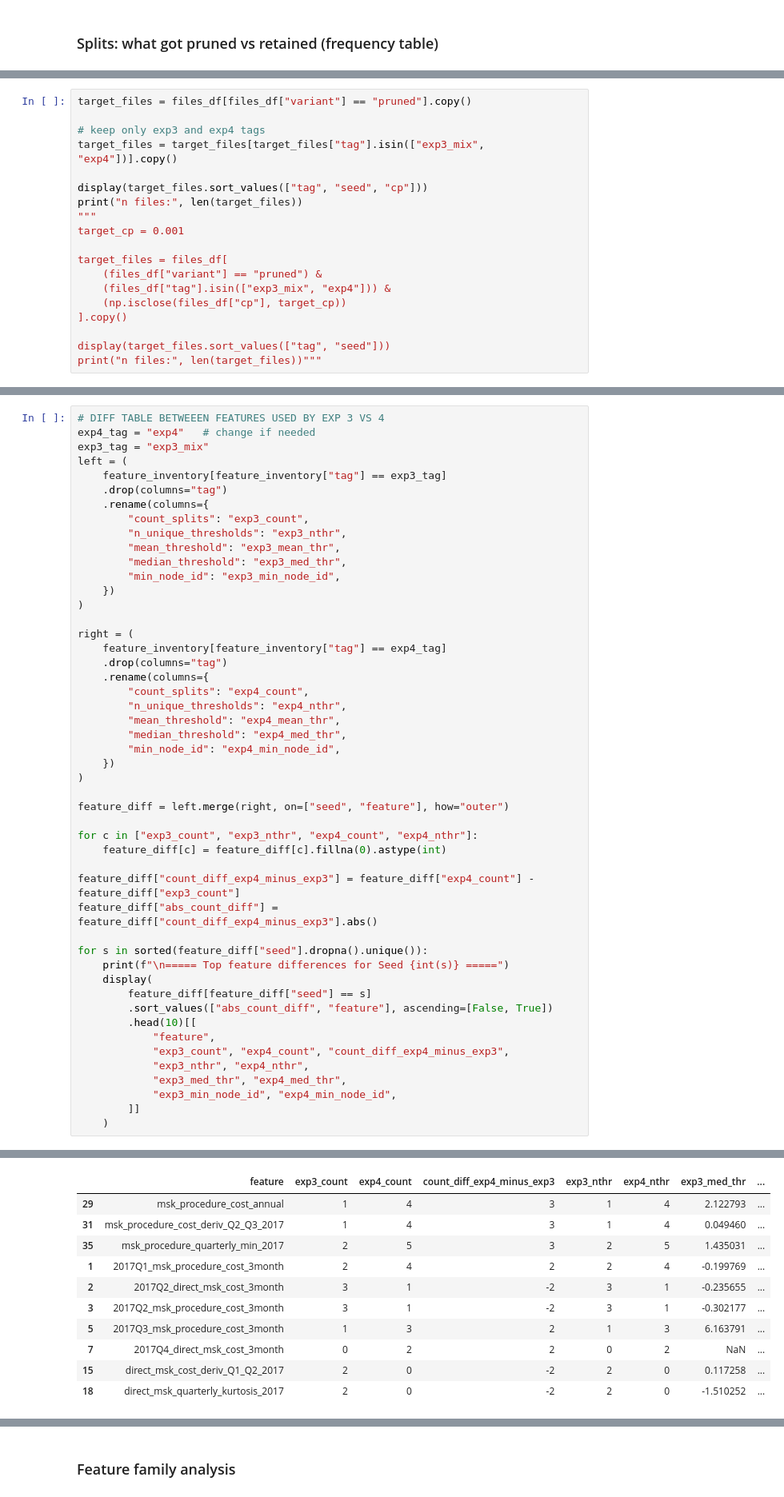
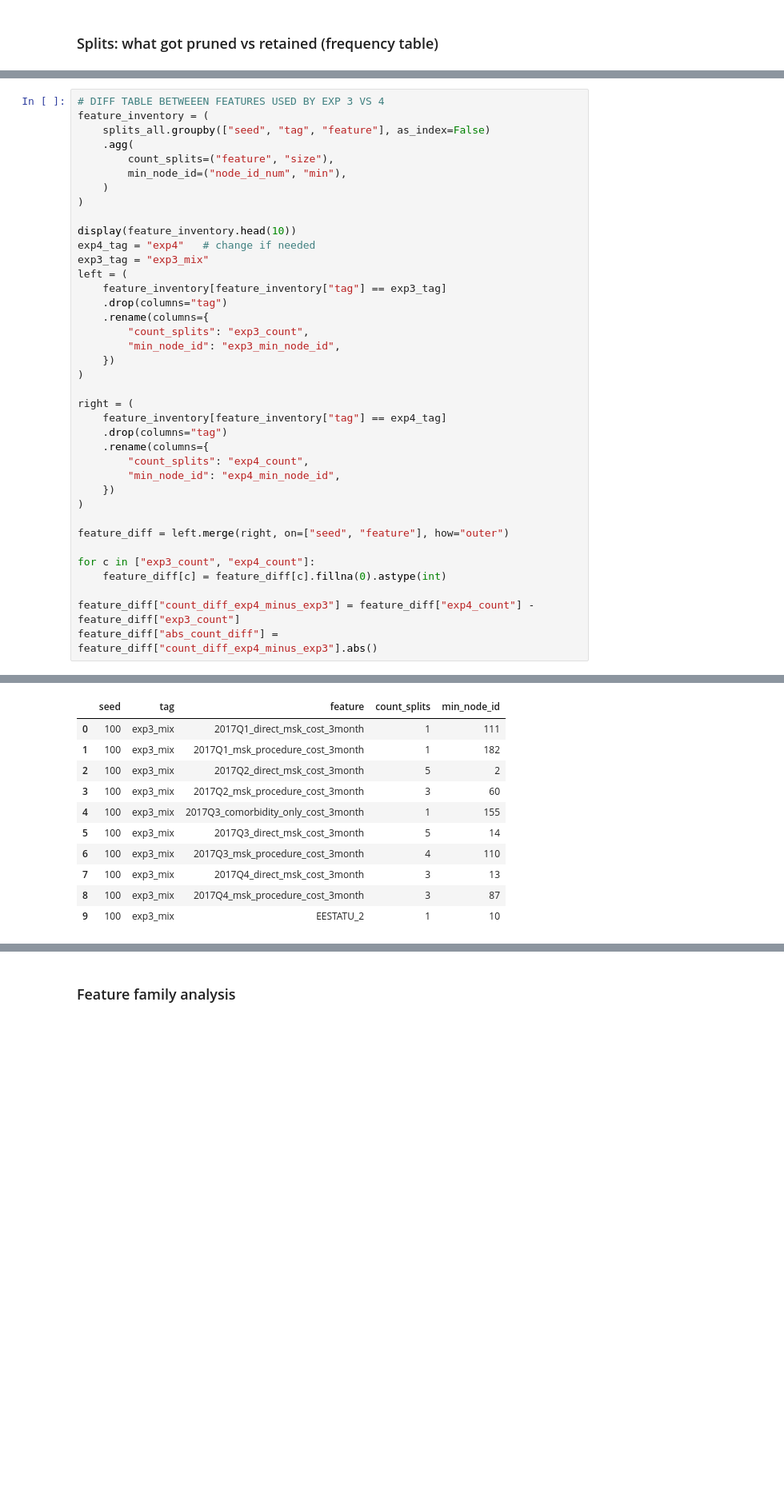
Before and after one commit to cat2510/optimization_guided_curation_ICML, a Jupyter notebook: msk_analysis/scripts/compare_oct_cp0_visual.ipynb, the cells around one changed output, grey strips where cells are left out. Shown at 80% size. Saved outputs shown, nothing was run; the diff lists cells and outputs as text; blank space fills up the shorter version.

```diff
--- a/msk_analysis/scripts/compare_oct_cp0_visual.ipynb
+++ b/msk_analysis/scripts/compare_oct_cp0_visual.ipynb
@@ -194,19 +121,0 @@ Total files: 16
-# %%
-target_files = files_df[files_df["variant"] == "pruned"].copy()
-
-# keep only exp3 and exp4 tags
-target_files = target_files[target_files["tag"].isin(["exp3_mix", "exp4"])].copy()
-
-display(target_files.sort_values(["tag", "seed", "cp"]))
-print("n files:", len(target_files))
-"""
-target_cp = 0.001
-
-target_files = files_df[
-    (files_df["variant"] == "pruned") &
-    (files_df["tag"].isin(["exp3_mix", "exp4"])) &
-    (np.isclose(files_df["cp"], target_cp))
-].copy()
-
-display(target_files.sort_values(["tag", "seed"]))
-print("n files:", len(target_files))"""
@@ -314,5 +186,14 @@ display(feature_inventory.head(20))
 # %%
 # DIFF TABLE BETWEEEN FEATURES USED BY EXP 3 VS 4
+feature_inventory = (
+    splits_all.groupby(["seed", "tag", "feature"], as_index=False)
+    .agg(
+        count_splits=("feature", "size"),
+        min_node_id=("node_id_num", "min"),
+    )
+)
+
+display(feature_inventory.head(10))
 exp4_tag = "exp4"   # change if needed
 exp3_tag = "exp3_mix"
 left = (
@@ -320,9 +201,6 @@ left = (
     .drop(columns="tag")
     .rename(columns={
         "count_splits": "exp3_count",
-        "n_unique_thresholds": "exp3_nthr",
-        "mean_threshold": "exp3_mean_thr",
-        "median_threshold": "exp3_med_thr",
         "min_node_id": "exp3_min_node_id",
     })
 )
@@ -332,32 +210,15 @@ right = (
     .drop(columns="tag")
     .rename(columns={
         "count_splits": "exp4_count",
-        "n_unique_thresholds": "exp4_nthr",
-        "mean_threshold": "exp4_mean_thr",
-        "median_threshold": "exp4_med_thr",
         "min_node_id": "exp4_min_node_id",
     })
 )
 
 feature_diff = left.merge(right, on=["seed", "feature"], how="outer")
 
-for c in ["exp3_count", "exp3_nthr", "exp4_count", "exp4_nthr"]:
+for c in ["exp3_count", "exp4_count"]:
     feature_diff[c] = feature_diff[c].fillna(0).astype(int)
 
 feature_diff["count_diff_exp4_minus_exp3"] = feature_diff["exp4_count"] - feature_diff["exp3_count"]
 feature_diff["abs_count_diff"] = feature_diff["count_diff_exp4_minus_exp3"].abs()
-
-for s in sorted(feature_diff["seed"].dropna().unique()):
-    print(f"\n===== Top feature differences for Seed {int(s)} =====")
-    display(
-        feature_diff[feature_diff["seed"] == s]
-        .sort_values(["abs_count_diff", "feature"], ascending=[False, True])
-        .head(10)[[
-            "feature",
-            "exp3_count", "exp4_count", "count_diff_exp4_minus_exp3",
-            "exp3_nthr", "exp4_nthr",
-            "exp3_med_thr", "exp4_med_thr",
-            "exp3_min_node_id", "exp4_min_node_id",
-        ]]
-    )
 # %% [output]
@@ -365,11 +225,11 @@ for s in sorted(feature_diff["seed"].dropna().unique()):
-|  | feature | exp3_count | exp4_count | count_diff_exp4_minus_exp3 | exp3_nthr | exp4_nthr | exp3_med_thr | ... |
-| 29 | msk_procedure_cost_annual | 1 | 4 | 3 | 1 | 4 | 2.122793 | ... |
-| 31 | msk_procedure_cost_deriv_Q2_Q3_2017 | 1 | 4 | 3 | 1 | 4 | 0.049460 | ... |
-| 35 | msk_procedure_quarterly_min_2017 | 2 | 5 | 3 | 2 | 5 | 1.435031 | ... |
-| 1 | 2017Q1_msk_procedure_cost_3month | 2 | 4 | 2 | 2 | 4 | -0.199769 | ... |
-| 2 | 2017Q2_direct_msk_cost_3month | 3 | 1 | -2 | 3 | 1 | -0.235655 | ... |
-| 3 | 2017Q2_msk_procedure_cost_3month | 3 | 1 | -2 | 3 | 1 | -0.302177 | ... |
-| 5 | 2017Q3_msk_procedure_cost_3month | 1 | 3 | 2 | 1 | 3 | 6.163791 | ... |
-| 7 | 2017Q4_direct_msk_cost_3month | 0 | 2 | 2 | 0 | 2 | NaN | ... |
-| 15 | direct_msk_cost_deriv_Q1_Q2_2017 | 2 | 0 | -2 | 2 | 0 | 0.117258 | ... |
-| 18 | direct_msk_quarterly_kurtosis_2017 | 2 | 0 | -2 | 2 | 0 | -1.510252 | ... |
+|  | seed | tag | feature | count_splits | min_node_id |
+| 0 | 100 | exp3_mix | 2017Q1_direct_msk_cost_3month | 1 | 111 |
+| 1 | 100 | exp3_mix | 2017Q1_msk_procedure_cost_3month | 1 | 182 |
+| 2 | 100 | exp3_mix | 2017Q2_direct_msk_cost_3month | 5 | 2 |
+| 3 | 100 | exp3_mix | 2017Q2_msk_procedure_cost_3month | 3 | 60 |
+| 4 | 100 | exp3_mix | 2017Q3_comorbidity_only_cost_3month | 1 | 155 |
+| 5 | 100 | exp3_mix | 2017Q3_direct_msk_cost_3month | 5 | 14 |
+| 6 | 100 | exp3_mix | 2017Q3_msk_procedure_cost_3month | 4 | 110 |
+| 7 | 100 | exp3_mix | 2017Q4_direct_msk_cost_3month | 3 | 13 |
+| 8 | 100 | exp3_mix | 2017Q4_msk_procedure_cost_3month | 3 | 87 |
+| 9 | 100 | exp3_mix | EESTATU_2 | 1 | 10 |
```
Also changed, not shown: parts of 43 cells of this notebook, 24 other files.
